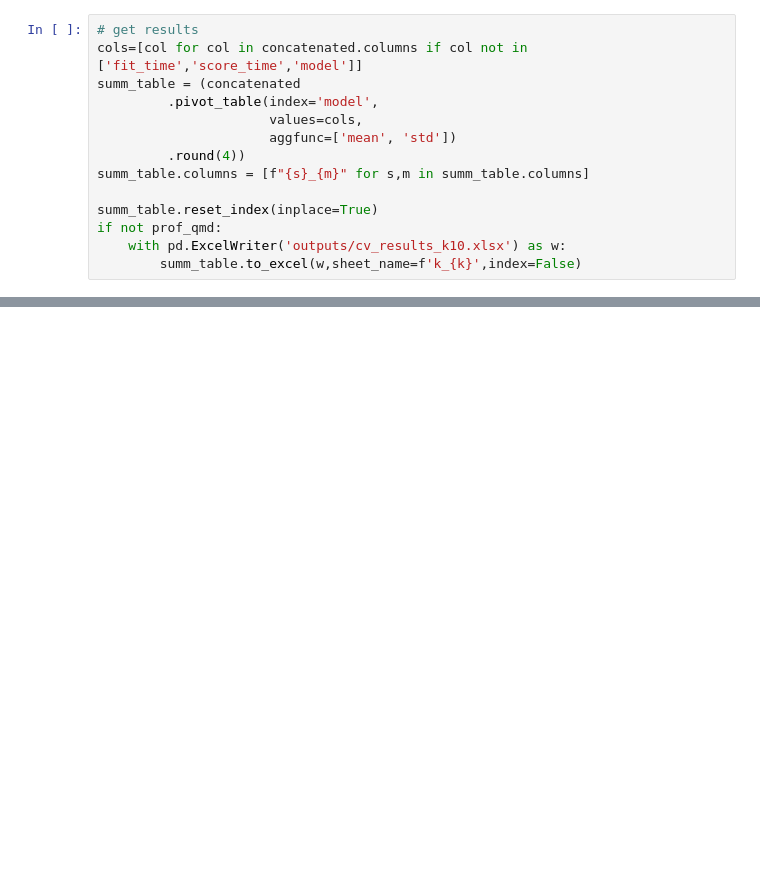
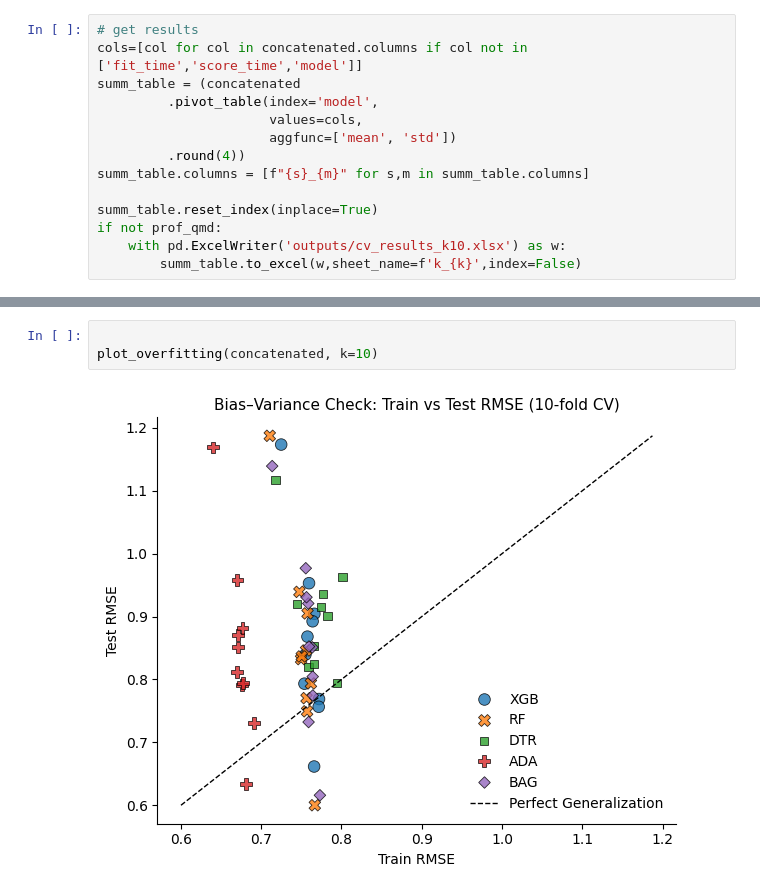
Before and after one commit to LeonSavi/ADS-DW3, a Jupyter notebook: LS-Hyper.ipynb, the cells around one changed output, grey strips where cells are left out. Drawn from its saved outputs; the diff is of its cells as text; blank space fills up the shorter version.

```diff
--- a/LS-Hyper.ipynb
+++ b/LS-Hyper.ipynb
@@ -921,0 +942,5 @@ plot_overfitting(concatenated)
+# %%
+
+plot_overfitting(concatenated, k=10)
+# %% [output]
+[figure, added]
```
Also changed, not shown: parts of 11 cells of this notebook, 8 other files.
